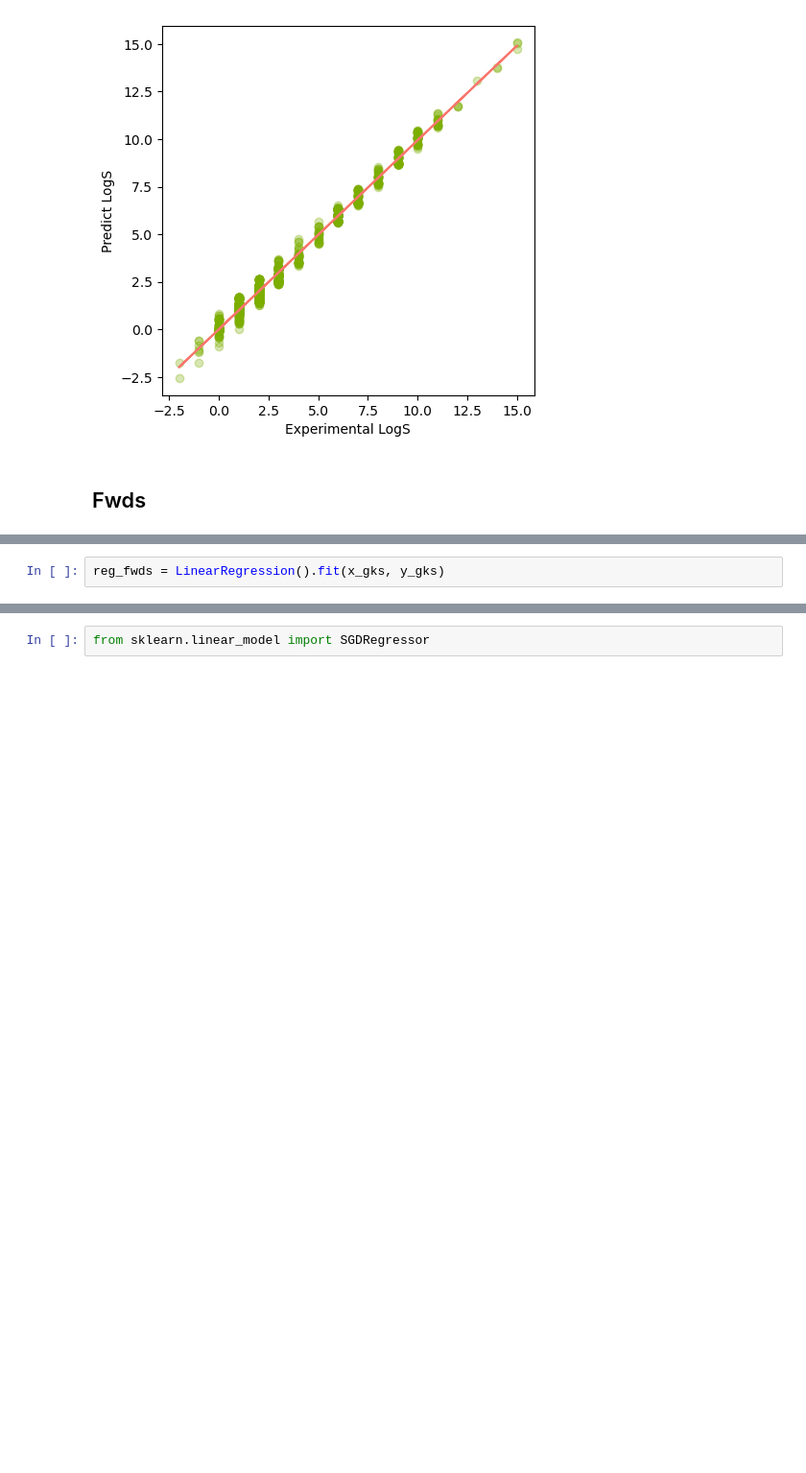
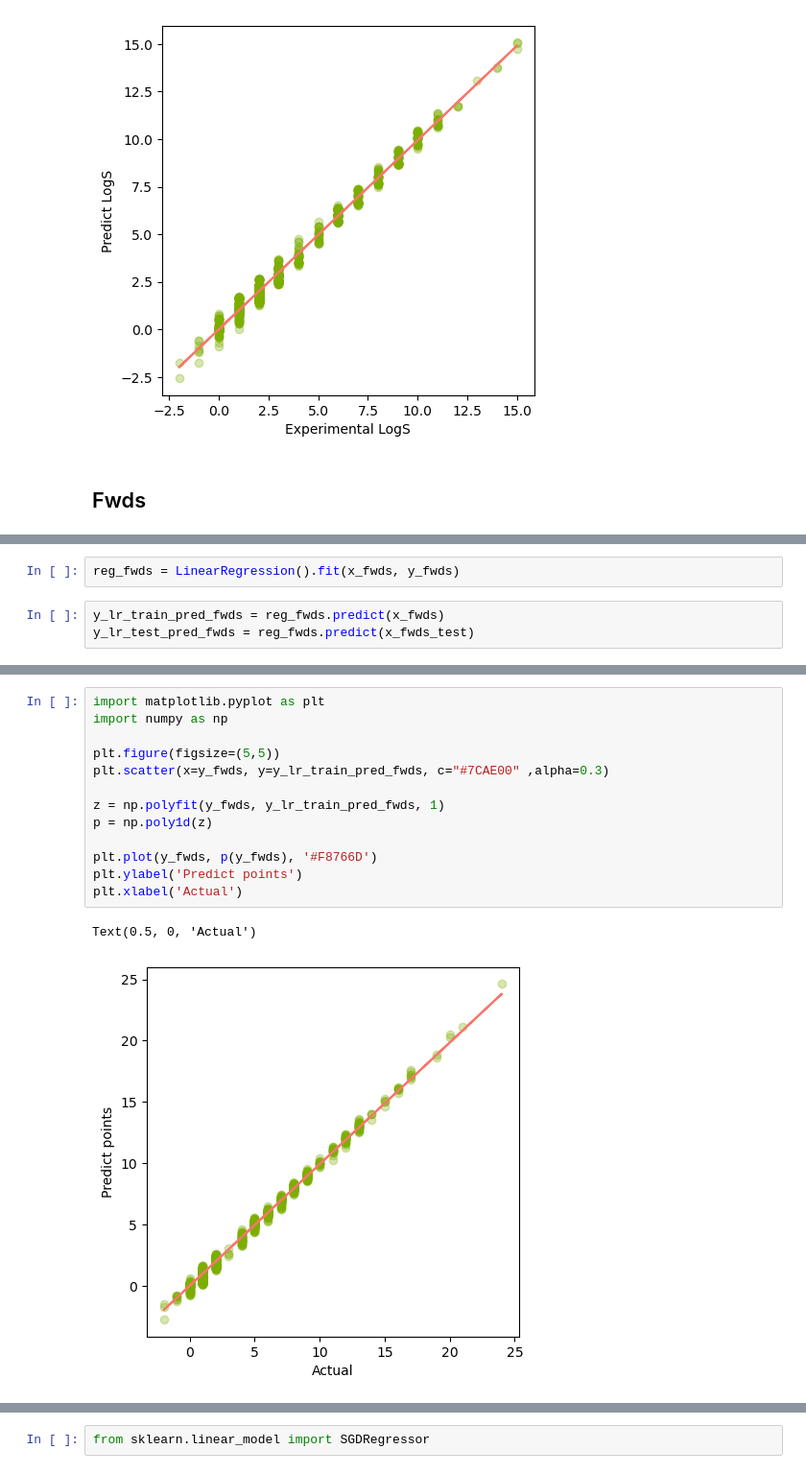
Before and after one commit to m-mukund/AI-Powered-Fantasy-Premier-League-Optimization-Platform, a Jupyter notebook: FPL_predictor.ipynb, the cells around one changed output, grey strips where cells are left out. Shown at 96% size. Cells and saved outputs as stored; diff of their text form; blank space fills up the shorter version.

```diff
--- a/FPL_predictor.ipynb
+++ b/FPL_predictor.ipynb
@@ -206,2 +318,5 @@ Text(0.5, 0, 'Experimental LogS')
 # %%
-reg_fwds = LinearRegression().fit(x_gks, y_gks)
+reg_fwds = LinearRegression().fit(x_fwds, y_fwds)
+# %%
+y_lr_train_pred_fwds = reg_fwds.predict(x_fwds)
+y_lr_test_pred_fwds = reg_fwds.predict(x_fwds_test)
@@ -207,0 +343,16 @@ reg_fwds = LinearRegression().fit(x_gks, y_gks)
+# %%
+import matplotlib.pyplot as plt
+import numpy as np
+
+plt.figure(figsize=(5,5))
+plt.scatter(x=y_fwds, y=y_lr_train_pred_fwds, c="#7CAE00" ,alpha=0.3)
+
+z = np.polyfit(y_fwds, y_lr_train_pred_fwds, 1)
+p = np.poly1d(z)
+
+plt.plot(y_fwds, p(y_fwds), '#F8766D')
+plt.ylabel('Predict points')
+plt.xlabel('Actual')
+# %% [output]
+Text(0.5, 0, 'Actual')
+[figure, added]
```
Also changed, not shown: parts of 13 cells of this notebook.
